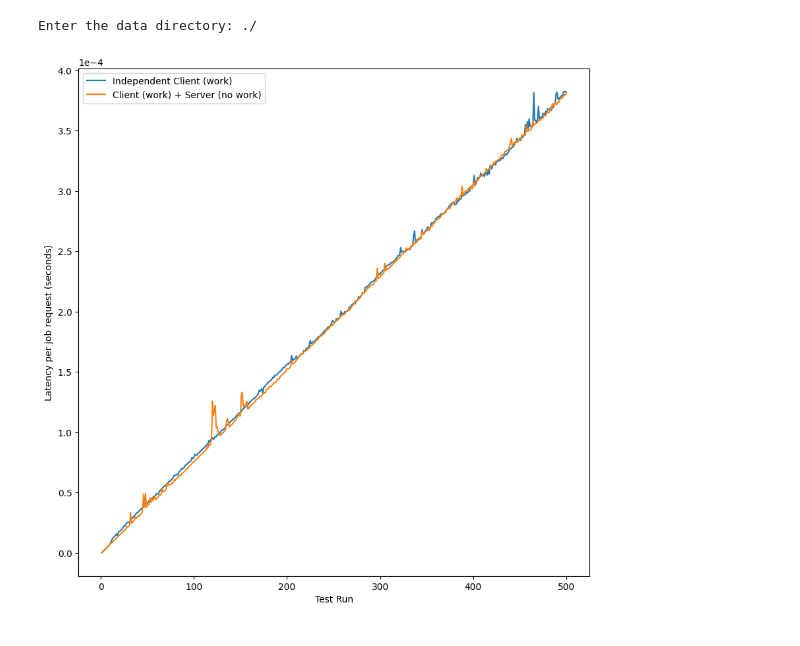
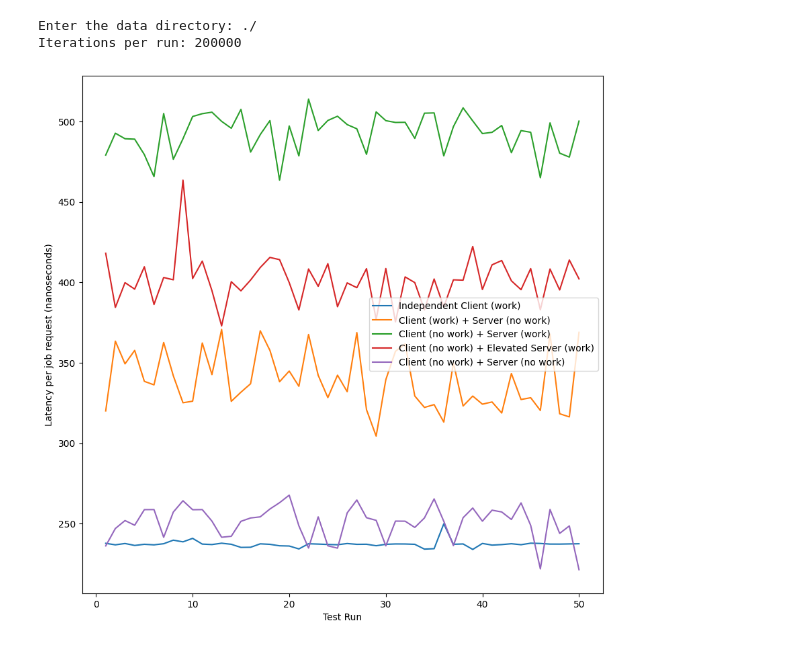
Before and after one commit to Symbi-OS/LinuxPrototypes, a Jupyter notebook: ipc/shmem_ipc/visualizer.ipynb, the cells around one changed output. Saved outputs shown, nothing was run; the diff lists cells and outputs as text; code cells hidden in the pictures.

Commit message:
fixed data normalization and started working on optimizations

```diff
--- a/ipc/shmem_ipc/visualizer.ipynb
+++ b/ipc/shmem_ipc/visualizer.ipynb
@@ -4,11 +4,12 @@ import matplotlib.pyplot as mp
 import os
 
 RECORDED_APPROACHES = []
+ITERATIONS_PER_RUN = 0
 
 def normalize_time_data(data, iterations):
     result = []
     for elem in data:
-        result.append(float(elem) / float(iterations))
+        result.append((float(elem) / float(iterations)) * 1000000000)
 
     return result
 
@@ -29,7 +30,7 @@ def extract_time_data(filename: str):
 
             iteration_idx += 1
 
-        normalized_time_data = normalize_time_data(time_data, len(time_data))
+        normalized_time_data = normalize_time_data(time_data, ITERATIONS_PER_RUN)
         return (iteration_indices, normalized_time_data)
 
 def create_csv(data_dir: str) -> None:
@@ -50,6 +51,10 @@ def create_csv(data_dir: str) -> None:
     if os.path.isfile('{}/approach4_log.txt'.format(data_dir)):
         all_time_data['Client (no work) + Elevated Server (work)'] = extract_time_data('{}/approach4_log.txt'.format(data_dir))
         RECORDED_APPROACHES.append('Client (no work) + Elevated Server (work)')
+
+    if os.path.isfile('{}/approach5_log.txt'.format(data_dir)):
+        all_time_data['Client (no work) + Server (no work)'] = extract_time_data('{}/approach5_log.txt'.format(data_dir))
+        RECORDED_APPROACHES.append('Client (no work) + Server (no work)')
 
     with open('{}/results.csv'.format(data_dir), 'w') as f:
         f.write('Iteration,')
@@ -64,33 +69,35 @@ def create_csv(data_dir: str) -> None:
             for j in range(len(all_time_data)):
                 approach = list(all_time_data.keys())[j]
                 approach_data = all_time_data[approach]
                 time_data = approach_data[1]
                 f.write(str(time_data[i - 1]))
                 if j == (len(all_time_data) - 1):
                     f.write('\n')
                 else:
                     f.write(',')
 
 
 data_dir = input('Enter the data directory: ')
+ITERATIONS_PER_RUN = input('Iterations per run: ')
 create_csv(data_dir)
 csv_data = pd.read_csv('{}/results.csv'.format(data_dir))
 
 # Form dataframe from data
 columns = ['Iteration']
 for a in RECORDED_APPROACHES:
     columns.append(a)
 
 df = pd.DataFrame(csv_data, columns=columns)
 
 # Plot multiple columns such as population and year from dataframe
 df.plot(x='Iteration', y=RECORDED_APPROACHES, kind="line", figsize=(10, 10))
 
 # Display plot
-mp.ticklabel_format(axis='y', style='sci', scilimits=(0,0))
-mp.ylabel('Latency per job request (seconds)')
+mp.ticklabel_format(axis='y', style='sci')
+mp.ylabel('Latency per job request (nanoseconds)')
 mp.xlabel('Test Run')
 mp.show()
 # %% [output]
 Enter the data directory: ./
+Iterations per run: 200000
-[figure, old version]
+[figure, new version]
```
Also changed, not shown: 4 other files.
